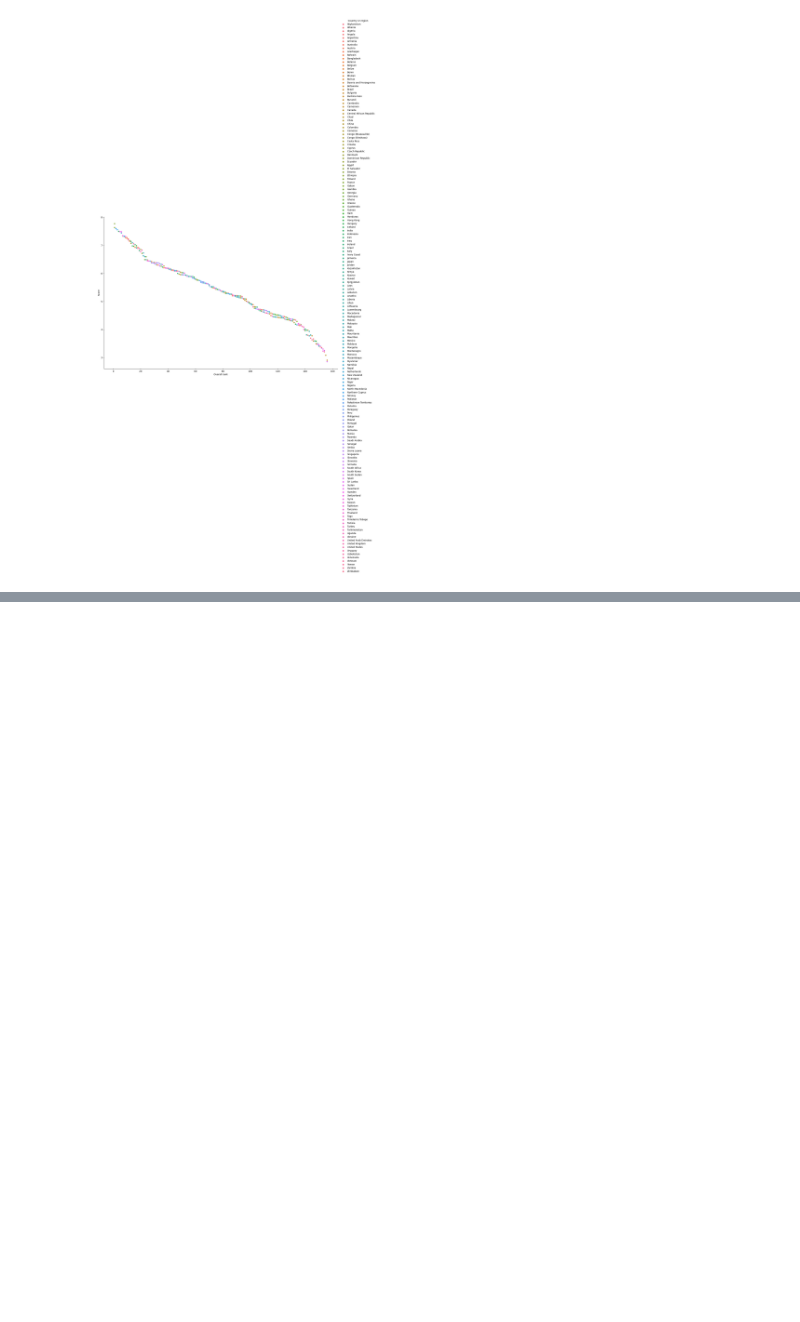
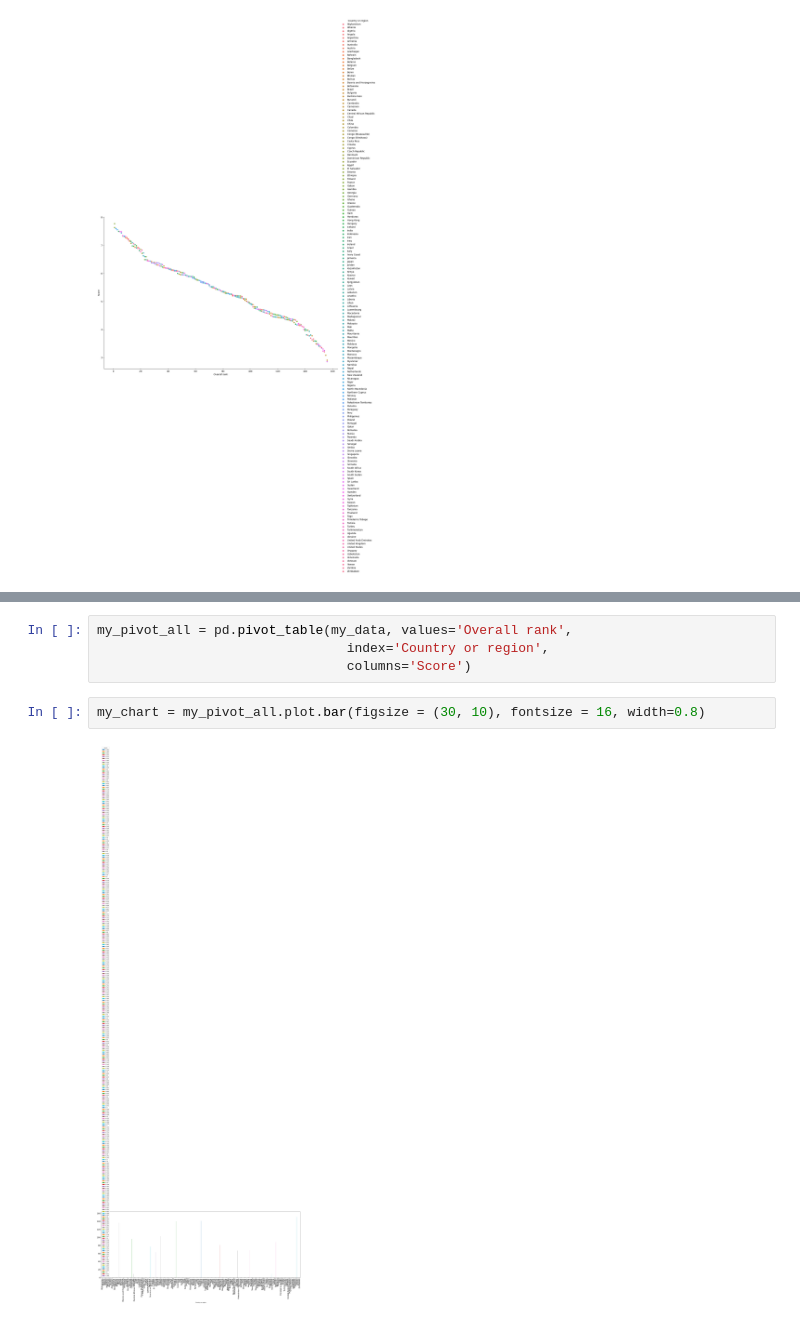
Before and after one commit to K25p2r3n0k/MiskiKuskilMillalgi, a Jupyter notebook: l6pu-too.ipynb, the cells around one changed output, grey strips where cells are left out. Cells and saved outputs as stored; diff of their text form; blank space fills up the shorter version.

```diff
--- a/l6pu-too.ipynb
+++ b/l6pu-too.ipynb
@@ -251,0 +284,8 @@ sns.relplot(x = 'Overall rank', y = 'Score', hue = 'Country or region', data = m
+# %%
+my_pivot_all = pd.pivot_table(my_data, values='Overall rank',
+                                index='Country or region',
+                                columns='Score')
+# %%
+my_chart = my_pivot_all.plot.bar(figsize = (30, 10), fontsize = 16, width=0.8)
+# %% [output]
+[figure, added]
```
Also changed, not shown: parts of 2 cells of this notebook.
